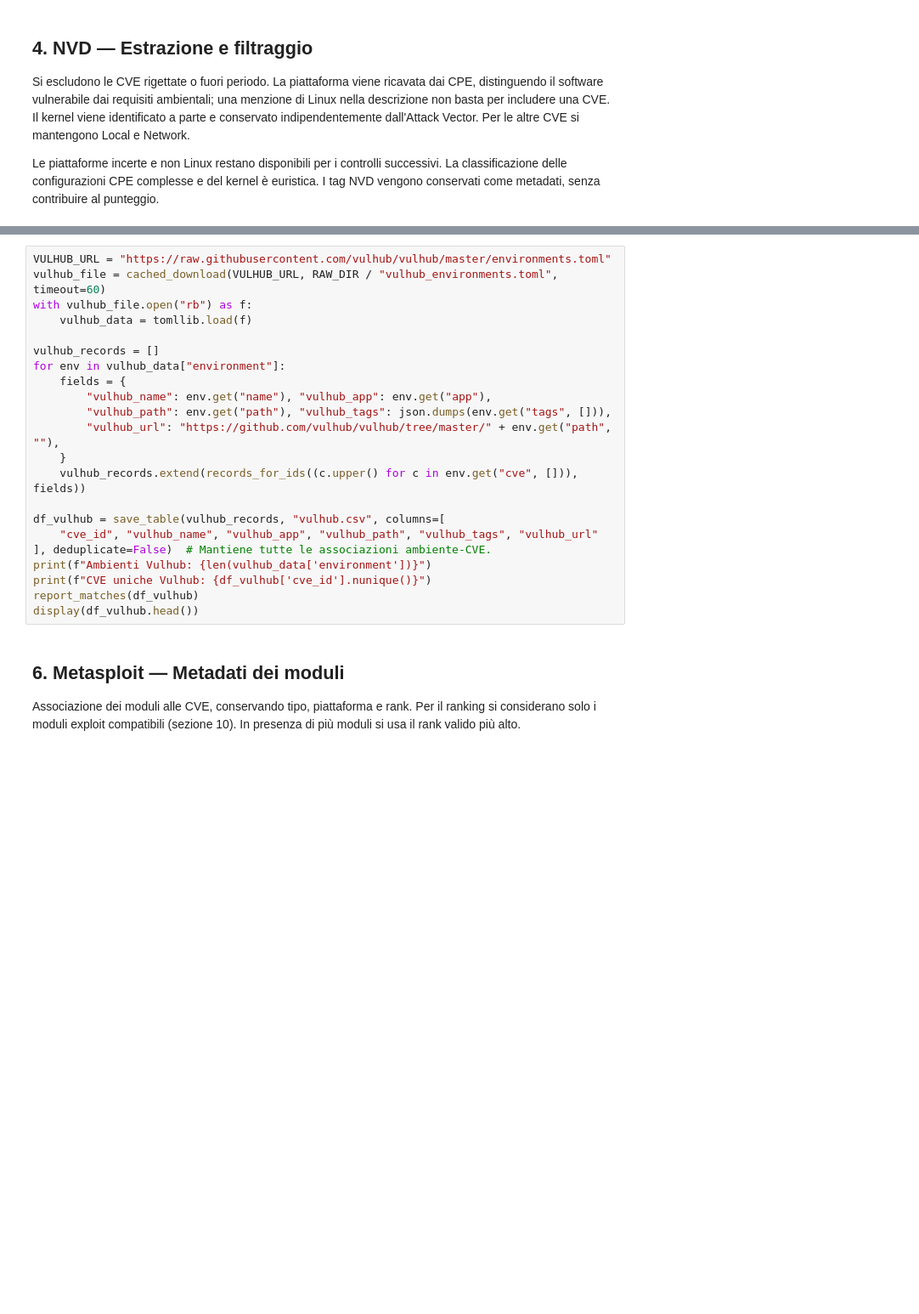
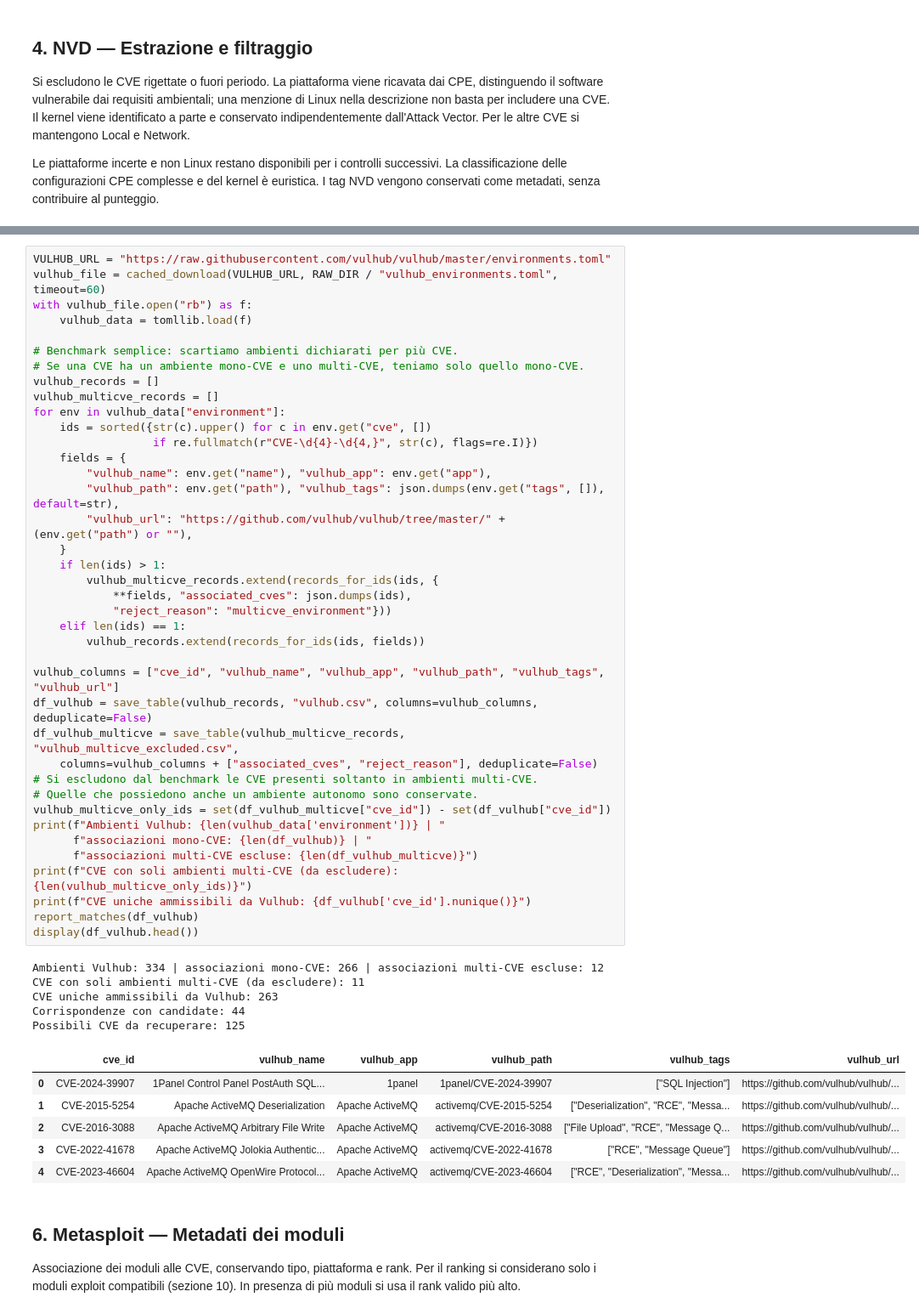
Before and after one commit to kuro1999/Work, a Jupyter notebook: CVE/cve.ipynb, the cells around one changed output, grey strips where cells are left out. Shown at 85% size. Drawn from its saved outputs; the diff is of its cells as text; blank space fills up the shorter version.

```diff
--- a/CVE/cve.ipynb
+++ b/CVE/cve.ipynb
@@ -287,25 +326,54 @@ L'indice Vulhub permette di associare le CVE agli ambienti disponibili. La prese
 # %%
 VULHUB_URL = "https://raw.githubusercontent.com/vulhub/vulhub/master/environments.toml"
 vulhub_file = cached_download(VULHUB_URL, RAW_DIR / "vulhub_environments.toml", timeout=60)
 with vulhub_file.open("rb") as f:
     vulhub_data = tomllib.load(f)
 
+# Benchmark semplice: scartiamo ambienti dichiarati per più CVE.
+# Se una CVE ha un ambiente mono-CVE e uno multi-CVE, teniamo solo quello mono-CVE.
 vulhub_records = []
+vulhub_multicve_records = []
 for env in vulhub_data["environment"]:
+    ids = sorted({str(c).upper() for c in env.get("cve", [])
+                  if re.fullmatch(r"CVE-\d{4}-\d{4,}", str(c), flags=re.I)})
     fields = {
         "vulhub_name": env.get("name"), "vulhub_app": env.get("app"),
-        "vulhub_path": env.get("path"), "vulhub_tags": json.dumps(env.get("tags", [])),
-        "vulhub_url": "https://github.com/vulhub/vulhub/tree/master/" + env.get("path", ""),
+        "vulhub_path": env.get("path"), "vulhub_tags": json.dumps(env.get("tags", []), default=str),
+        "vulhub_url": "https://github.com/vulhub/vulhub/tree/master/" + (env.get("path") or ""),
     }
-    vulhub_records.extend(records_for_ids((c.upper() for c in env.get("cve", [])), fields))
+    if len(ids) > 1:
+        vulhub_multicve_records.extend(records_for_ids(ids, {
+            **fields, "associated_cves": json.dumps(ids),
+            "reject_reason": "multicve_environment"}))
+    elif len(ids) == 1:
+        vulhub_records.extend(records_for_ids(ids, fields))
 
-df_vulhub = save_table(vulhub_records, "vulhub.csv", columns=[
-    "cve_id", "vulhub_name", "vulhub_app", "vulhub_path", "vulhub_tags", "vulhub_url"
-], deduplicate=False)  # Mantiene tutte le associazioni ambiente-CVE.
-print(f"Ambienti Vulhub: {len(vulhub_data['environment'])}")
-print(f"CVE uniche Vulhub: {df_vulhub['cve_id'].nunique()}")
+vulhub_columns = ["cve_id", "vulhub_name", "vulhub_app", "vulhub_path", "vulhub_tags", "vulhub_url"]
+df_vulhub = save_table(vulhub_records, "vulhub.csv", columns=vulhub_columns, deduplicate=False)
+df_vulhub_multicve = save_table(vulhub_multicve_records, "vulhub_multicve_excluded.csv",
+    columns=vulhub_columns + ["associated_cves", "reject_reason"], deduplicate=False)
+# Si escludono dal benchmark le CVE presenti soltanto in ambienti multi-CVE.
+# Quelle che possiedono anche un ambiente autonomo sono conservate.
+vulhub_multicve_only_ids = set(df_vulhub_multicve["cve_id"]) - set(df_vulhub["cve_id"])
+print(f"Ambienti Vulhub: {len(vulhub_data['environment'])} | "
+      f"associazioni mono-CVE: {len(df_vulhub)} | "
+      f"associazioni multi-CVE escluse: {len(df_vulhub_multicve)}")
+print(f"CVE con soli ambienti multi-CVE (da escludere): {len(vulhub_multicve_only_ids)}")
+print(f"CVE uniche ammissibili da Vulhub: {df_vulhub['cve_id'].nunique()}")
 report_matches(df_vulhub)
 display(df_vulhub.head())
+# %% [output]
+Ambienti Vulhub: 334 | associazioni mono-CVE: 266 | associazioni multi-CVE escluse: 12
+CVE con soli ambienti multi-CVE (da escludere): 11
+CVE uniche ammissibili da Vulhub: 263
+Corrispondenze con candidate: 44
+Possibili CVE da recuperare: 125
+|  | cve_id | vulhub_name | vulhub_app | vulhub_path | vulhub_tags | vulhub_url |
+| 0 | CVE-2024-39907 | 1Panel Control Panel PostAuth SQL... | 1panel | 1panel/CVE-2024-39907 | ["SQL Injection"] | https://github.com/vulhub/vulhub/... |
+| 1 | CVE-2015-5254 | Apache ActiveMQ Deserialization | Apache ActiveMQ | activemq/CVE-2015-5254 | ["Deserialization", "RCE", "Messa... | https://github.com/vulhub/vulhub/... |
+| 2 | CVE-2016-3088 | Apache ActiveMQ Arbitrary File Write | Apache ActiveMQ | activemq/CVE-2016-3088 | ["File Upload", "RCE", "Message Q... | https://github.com/vulhub/vulhub/... |
+| 3 | CVE-2022-41678 | Apache ActiveMQ Jolokia Authentic... | Apache ActiveMQ | activemq/CVE-2022-41678 | ["RCE", "Message Queue"] | https://github.com/vulhub/vulhub/... |
+| 4 | CVE-2023-46604 | Apache ActiveMQ OpenWire Protocol... | Apache ActiveMQ | activemq/CVE-2023-46604 | ["RCE", "Deserialization", "Messa... | https://github.com/vulhub/vulhub/... |
 # %% [markdown]
 ## 6. Metasploit — Metadati dei moduli
 
```
Also changed, not shown: parts of 18 cells of this notebook, 2 other files.
